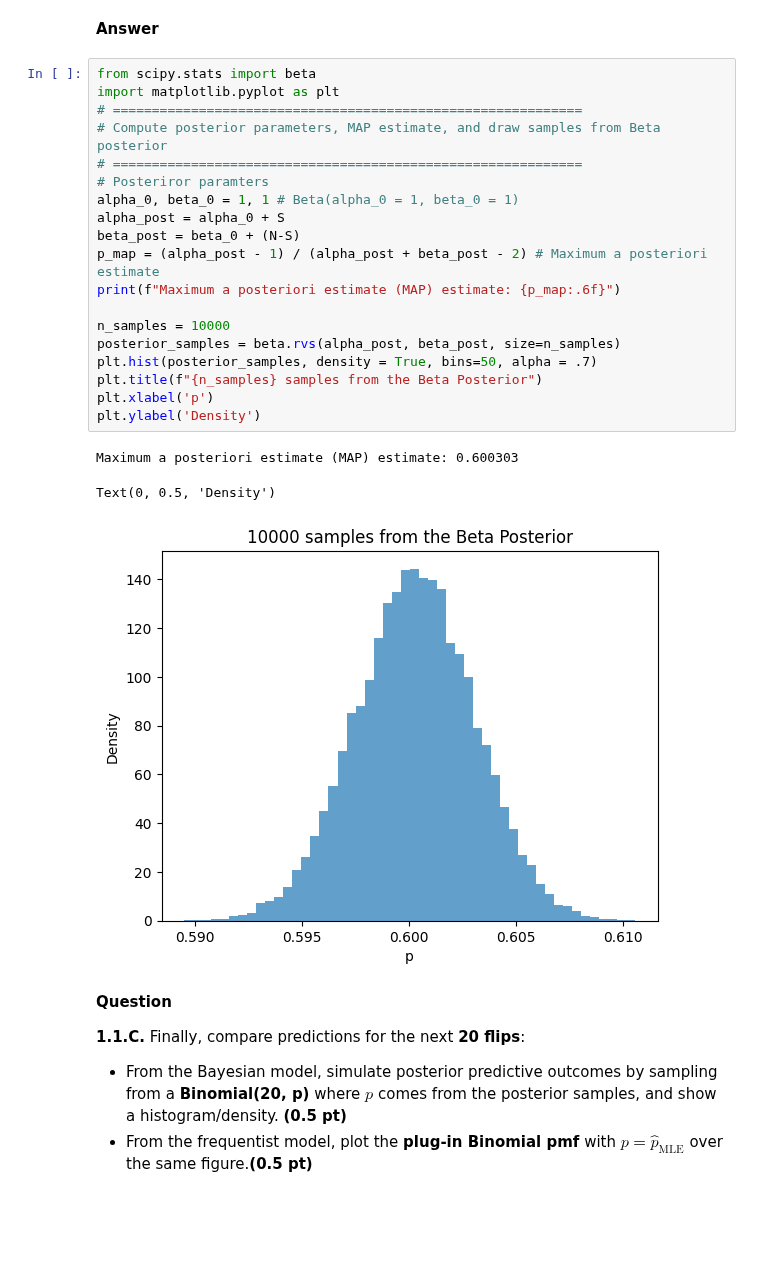
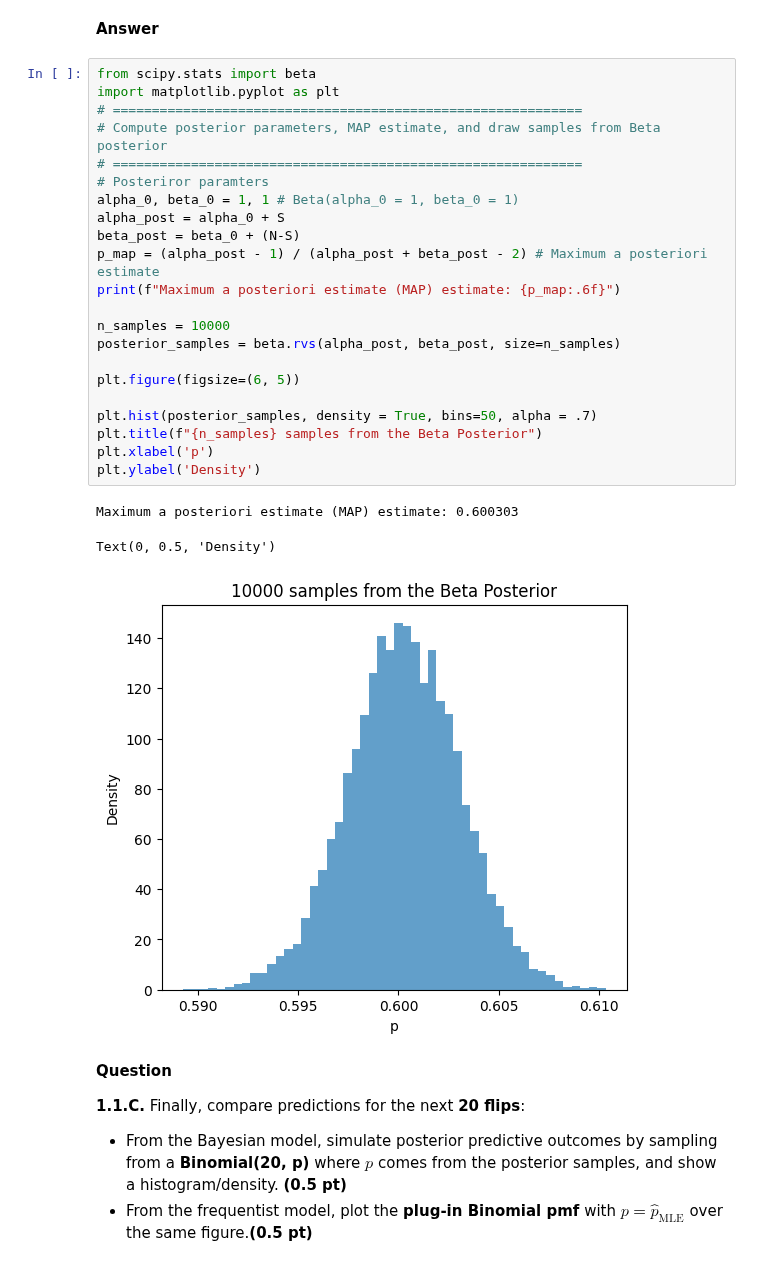
Before and after one commit to Tzu-Liang/COMP64101-Reasoning-and-Learning-under-Uncertainty-Module, a Jupyter notebook: Labs/comp64101_coursework_part1_a49626th.ipynb, the cells around one changed output. Cells and saved outputs as stored; diff of their text form; blank space fills up the shorter version.

```diff
--- a/Labs/comp64101_coursework_part1_a49626th.ipynb
+++ b/Labs/comp64101_coursework_part1_a49626th.ipynb
@@ -156,26 +156,29 @@ With 95% confident, the probability of heads lies between 0.594791 and 0.605815
 # %%
 from scipy.stats import beta
 import matplotlib.pyplot as plt
 # ============================================================
 # Compute posterior parameters, MAP estimate, and draw samples from Beta posterior
 # ============================================================
 # Posteriror paramters
 alpha_0, beta_0 = 1, 1 # Beta(alpha_0 = 1, beta_0 = 1)
 alpha_post = alpha_0 + S
 beta_post = beta_0 + (N-S)
 p_map = (alpha_post - 1) / (alpha_post + beta_post - 2) # Maximum a posteriori estimate
 print(f"Maximum a posteriori estimate (MAP) estimate: {p_map:.6f}")
 
 n_samples = 10000
 posterior_samples = beta.rvs(alpha_post, beta_post, size=n_samples)
+
+plt.figure(figsize=(6, 5))
+
 plt.hist(posterior_samples, density = True, bins=50, alpha = .7)
 plt.title(f"{n_samples} samples from the Beta Posterior")
 plt.xlabel('p')
 plt.ylabel('Density')
 # %% [output]
 Maximum a posteriori estimate (MAP) estimate: 0.600303
 Text(0, 0.5, 'Density')
-[figure, old version]
+[figure, new version]
 # %% [markdown]
 **Question**
 
```
Also changed, not shown: parts of 19 cells of this notebook.
